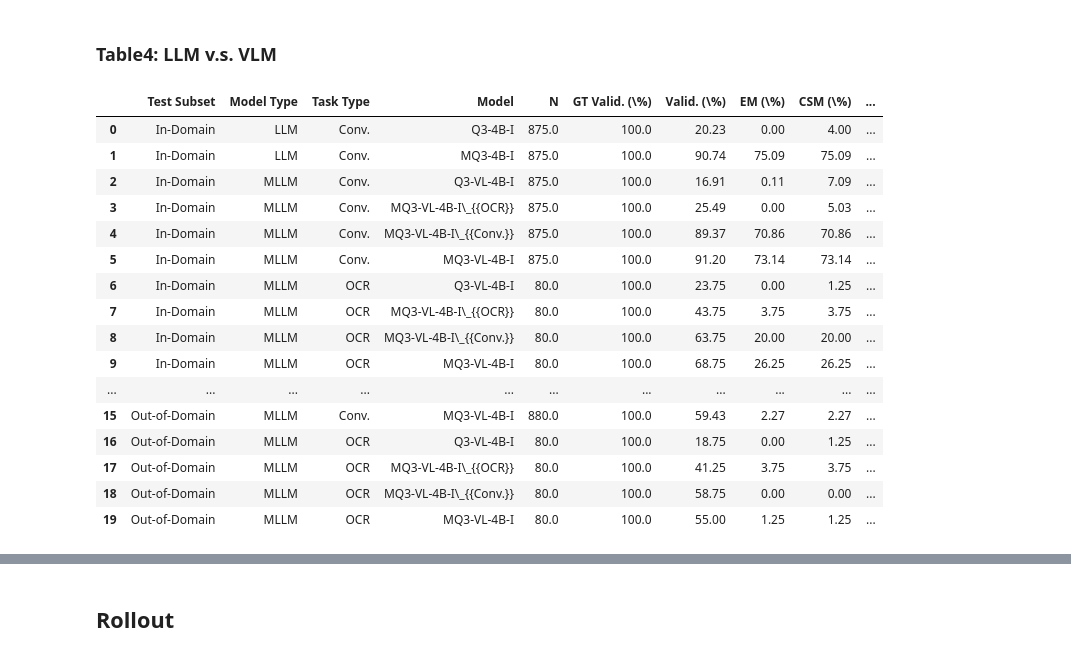
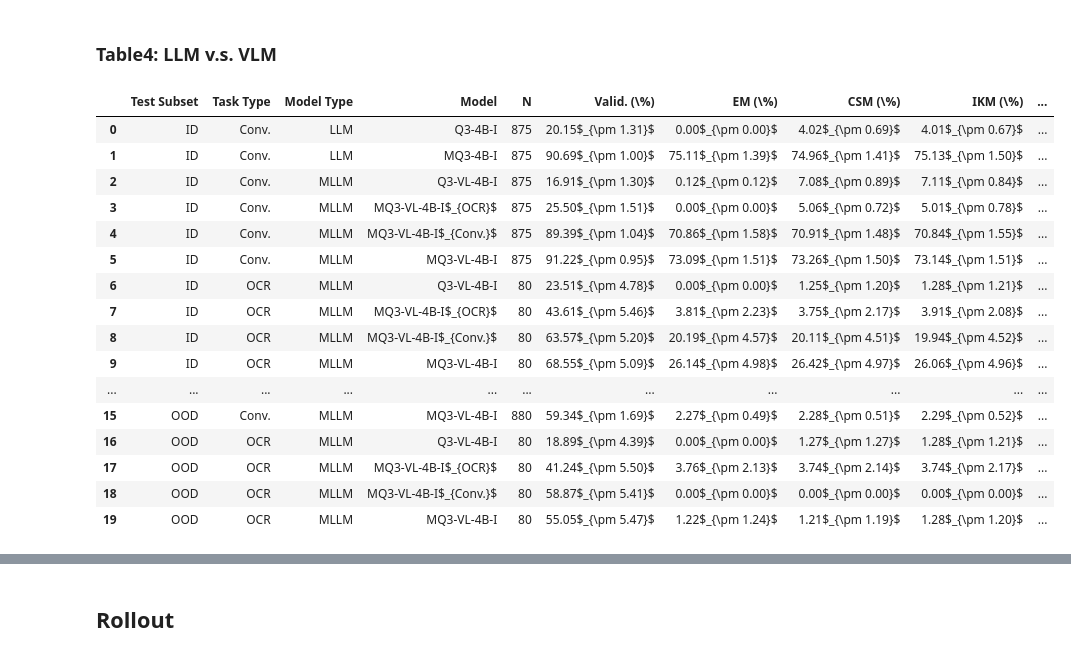
Before and after one commit to kdeng03/MolReps-Init, a Jupyter notebook: latex_tables.ipynb, the cells around one changed output, grey strips where cells are left out. Drawn from its saved outputs; the diff is of its cells as text; code cells hidden in the pictures.

```diff
--- a/latex_tables.ipynb
+++ b/latex_tables.ipynb
@@ -49,21 +43,0 @@ raw_extra_conversion_df[['is_gt_valid', 'is_pred_valid', 'is_em', 'is_can_smiles
-# %%
-ocr_raw_responses = pd.DataFrame()
-
-for file in (ocr_dir / "raw_responses").glob("*.jsonl"):
-    df = pd.read_json(file, lines=True)
-    ocr_raw_responses = pd.concat([ocr_raw_responses, df], axis=0, ignore_index=True)
-
-raw_ocr_df = ocr_raw_responses.copy()
-
-raw_ocr_df[['is_gt_valid', 'is_pred_valid', 'is_em', 'is_can_smiles_match', 'is_inchikey_match', 'tanimoto_sim', '_parse_status']] = ocr_raw_responses.apply(lambda row: compute_mol_metrics(row["completion"], row["raw_responses"], row["output_rep_type"]), axis=1, result_type="expand")
-
-
-extra_ocr_raw_responses = pd.DataFrame()
-
-for file in (ocr_dir / "extra_test" / "raw_responses").glob("*.jsonl"):
-    df = pd.read_json(file, lines=True)
-    extra_ocr_raw_responses = pd.concat([extra_ocr_raw_responses, df], axis=0, ignore_index=True)
-
-raw_extra_ocr_df = extra_ocr_raw_responses.copy()
-
-raw_extra_ocr_df[['is_gt_valid', 'is_pred_valid', 'is_em', 'is_can_smiles_match', 'is_inchikey_match', 'tanimoto_sim', '_parse_status']] = extra_ocr_raw_responses.apply(lambda row: compute_mol_metrics(row["completion"], row["raw_responses"], row["output_rep_type"]), axis=1, result_type="expand")
@@ -230 +233,6 @@ agg_col_names = {
+# %%
+conversion_df = prepare_raw_responses(conversion_dir)
+extra_conv_df = prepare_raw_responses(conversion_dir / "extra_test")
+ocr_df = prepare_raw_responses(ocr_dir)
+extra_ocr_df = prepare_raw_responses(ocr_dir / "extra_test")
 # %% [markdown]
@@ -438,14 +402,14 @@ MQ3-VL-4B-I & OCR & 68.75 & 26.25 & 26.25 & 26.25 & 0.41 \\
 ### Table4: LLM v.s. VLM
 # %%
 combined_df = pd.concat([conversion_df, ocr_df], ignore_index=True)
-combined_df["Test Subset"] = "In-Domain"
+combined_df["Test Subset"] = "ID"
 
-extra_combined_df = pd.concat([extra_conversion_df, extra_ocr_df], ignore_index=True)
-extra_combined_df["Test Subset"] = "Out-of-Domain"
+extra_combined_df = pd.concat([extra_conv_df, extra_ocr_df], ignore_index=True)
+extra_combined_df["Test Subset"] = "OOD"
 
 big_combined_df = pd.concat([combined_df, extra_combined_df], ignore_index=True)
 # %%
-test_subset_order = ["In-Domain", "Out-of-Domain"]
+test_subset_order = ["ID", "OOD"]
 big_combined_df["Test Subset"] = pd.Categorical(big_combined_df["Test Subset"], categories=test_subset_order, ordered=True)
 
 tmp_col_names = {
@@ -470,29 +434,30 @@ big_combined_df["Model Type"] = pd.Categorical(big_combined_df["Model Type"], ca
 big_combined_df["Task Type"] = big_combined_df["Task Type"].replace(task_name_map)
 big_combined_df["Task Type"] = pd.Categorical(big_combined_df["Task Type"], categories=task_name_order, ordered=True)
 # %%
-tmp_df = big_combined_df.groupby(["Test Subset", "Model Type", "Task Type", "Model"]).apply(aggregate_func).reset_index()
-tmp_df = tmp_df.rename(columns=agg_col_names)
+# tmp_df = big_combined_df.groupby(["Test Subset", "Task Type", "Model Type", "Model"], observed=True)[big_combined_df.columns].apply(aggregate_func).reset_index()
+# tmp_df = tmp_df.rename(columns=agg_col_names)
 
-tmp_df = tmp_df.round(2)
+groupby = ["Test Subset", "Task Type", "Model Type", "Model"]
+tmp_df = bootstrap_aggregate_func(big_combined_df, groupby)
 tmp_df
 # %% [output]
-|  | Test Subset | Model Type | Task Type | Model | N | GT Valid. (\%) | Valid. (\%) | EM (\%) | CSM (\%) | ... |
-| 0 | In-Domain | LLM | Conv. | Q3-4B-I | 875.0 | 100.0 | 20.23 | 0.00 | 4.00 | ... |
-| 1 | In-Domain | LLM | Conv. | MQ3-4B-I | 875.0 | 100.0 | 90.74 | 75.09 | 75.09 | ... |
-| 2 | In-Domain | MLLM | Conv. | Q3-VL-4B-I | 875.0 | 100.0 | 16.91 | 0.11 | 7.09 | ... |
-| 3 | In-Domain | MLLM | Conv. | MQ3-VL-4B-I\_{{OCR}} | 875.0 | 100.0 | 25.49 | 0.00 | 5.03 | ... |
-| 4 | In-Domain | MLLM | Conv. | MQ3-VL-4B-I\_{{Conv.}} | 875.0 | 100.0 | 89.37 | 70.86 | 70.86 | ... |
-| 5 | In-Domain | MLLM | Conv. | MQ3-VL-4B-I | 875.0 | 100.0 | 91.20 | 73.14 | 73.14 | ... |
-| 6 | In-Domain | MLLM | OCR | Q3-VL-4B-I | 80.0 | 100.0 | 23.75 | 0.00 | 1.25 | ... |
-| 7 | In-Domain | MLLM | OCR | MQ3-VL-4B-I\_{{OCR}} | 80.0 | 100.0 | 43.75 | 3.75 | 3.75 | ... |
-| 8 | In-Domain | MLLM | OCR | MQ3-VL-4B-I\_{{Conv.}} | 80.0 | 100.0 | 63.75 | 20.00 | 20.00 | ... |
-| 9 | In-Domain | MLLM | OCR | MQ3-VL-4B-I | 80.0 | 100.0 | 68.75 | 26.25 | 26.25 | ... |
+|  | Test Subset | Task Type | Model Type | Model | N | Valid. (\%) | EM (\%) | CSM (\%) | IKM (\%) | ... |
+| 0 | ID | Conv. | LLM | Q3-4B-I | 875 | 20.15$_{\pm 1.31}$ | 0.00$_{\pm 0.00}$ | 4.02$_{\pm 0.69}$ | 4.01$_{\pm 0.67}$ | ... |
+| 1 | ID | Conv. | LLM | MQ3-4B-I | 875 | 90.69$_{\pm 1.00}$ | 75.11$_{\pm 1.39}$ | 74.96$_{\pm 1.41}$ | 75.13$_{\pm 1.50}$ | ... |
+| 2 | ID | Conv. | MLLM | Q3-VL-4B-I | 875 | 16.91$_{\pm 1.30}$ | 0.12$_{\pm 0.12}$ | 7.08$_{\pm 0.89}$ | 7.11$_{\pm 0.84}$ | ... |
+| 3 | ID | Conv. | MLLM | MQ3-VL-4B-I$_{OCR}$ | 875 | 25.50$_{\pm 1.51}$ | 0.00$_{\pm 0.00}$ | 5.06$_{\pm 0.72}$ | 5.01$_{\pm 0.78}$ | ... |
+| 4 | ID | Conv. | MLLM | MQ3-VL-4B-I$_{Conv.}$ | 875 | 89.39$_{\pm 1.04}$ | 70.86$_{\pm 1.58}$ | 70.91$_{\pm 1.48}$ | 70.84$_{\pm 1.55}$ | ... |
+| 5 | ID | Conv. | MLLM | MQ3-VL-4B-I | 875 | 91.22$_{\pm 0.95}$ | 73.09$_{\pm 1.51}$ | 73.26$_{\pm 1.50}$ | 73.14$_{\pm 1.51}$ | ... |
+| 6 | ID | OCR | MLLM | Q3-VL-4B-I | 80 | 23.51$_{\pm 4.78}$ | 0.00$_{\pm 0.00}$ | 1.25$_{\pm 1.20}$ | 1.28$_{\pm 1.21}$ | ... |
+| 7 | ID | OCR | MLLM | MQ3-VL-4B-I$_{OCR}$ | 80 | 43.61$_{\pm 5.46}$ | 3.81$_{\pm 2.23}$ | 3.75$_{\pm 2.17}$ | 3.91$_{\pm 2.08}$ | ... |
+| 8 | ID | OCR | MLLM | MQ3-VL-4B-I$_{Conv.}$ | 80 | 63.57$_{\pm 5.20}$ | 20.19$_{\pm 4.57}$ | 20.11$_{\pm 4.51}$ | 19.94$_{\pm 4.52}$ | ... |
+| 9 | ID | OCR | MLLM | MQ3-VL-4B-I | 80 | 68.55$_{\pm 5.09}$ | 26.14$_{\pm 4.98}$ | 26.42$_{\pm 4.97}$ | 26.06$_{\pm 4.96}$ | ... |
 | ... | ... | ... | ... | ... | ... | ... | ... | ... | ... | ... |
-| 15 | Out-of-Domain | MLLM | Conv. | MQ3-VL-4B-I | 880.0 | 100.0 | 59.43 | 2.27 | 2.27 | ... |
-| 16 | Out-of-Domain | MLLM | OCR | Q3-VL-4B-I | 80.0 | 100.0 | 18.75 | 0.00 | 1.25 | ... |
-| 17 | Out-of-Domain | MLLM | OCR | MQ3-VL-4B-I\_{{OCR}} | 80.0 | 100.0 | 41.25 | 3.75 | 3.75 | ... |
-| 18 | Out-of-Domain | MLLM | OCR | MQ3-VL-4B-I\_{{Conv.}} | 80.0 | 100.0 | 58.75 | 0.00 | 0.00 | ... |
-| 19 | Out-of-Domain | MLLM | OCR | MQ3-VL-4B-I | 80.0 | 100.0 | 55.00 | 1.25 | 1.25 | ... |
+| 15 | OOD | Conv. | MLLM | MQ3-VL-4B-I | 880 | 59.34$_{\pm 1.69}$ | 2.27$_{\pm 0.49}$ | 2.28$_{\pm 0.51}$ | 2.29$_{\pm 0.52}$ | ... |
+| 16 | OOD | OCR | MLLM | Q3-VL-4B-I | 80 | 18.89$_{\pm 4.39}$ | 0.00$_{\pm 0.00}$ | 1.27$_{\pm 1.27}$ | 1.28$_{\pm 1.21}$ | ... |
+| 17 | OOD | OCR | MLLM | MQ3-VL-4B-I$_{OCR}$ | 80 | 41.24$_{\pm 5.50}$ | 3.76$_{\pm 2.13}$ | 3.74$_{\pm 2.14}$ | 3.74$_{\pm 2.17}$ | ... |
+| 18 | OOD | OCR | MLLM | MQ3-VL-4B-I$_{Conv.}$ | 80 | 58.87$_{\pm 5.41}$ | 0.00$_{\pm 0.00}$ | 0.00$_{\pm 0.00}$ | 0.00$_{\pm 0.00}$ | ... |
+| 19 | OOD | OCR | MLLM | MQ3-VL-4B-I | 80 | 55.05$_{\pm 5.47}$ | 1.22$_{\pm 1.24}$ | 1.21$_{\pm 1.19}$ | 1.28$_{\pm 1.20}$ | ... |
 # %%
 clean_df = tmp_df.copy()
 # clean_df = clean_df[clean_df["Task Type"] == "Conv."]
```
Also changed, not shown: parts of 62 cells of this notebook, 9 other files.
